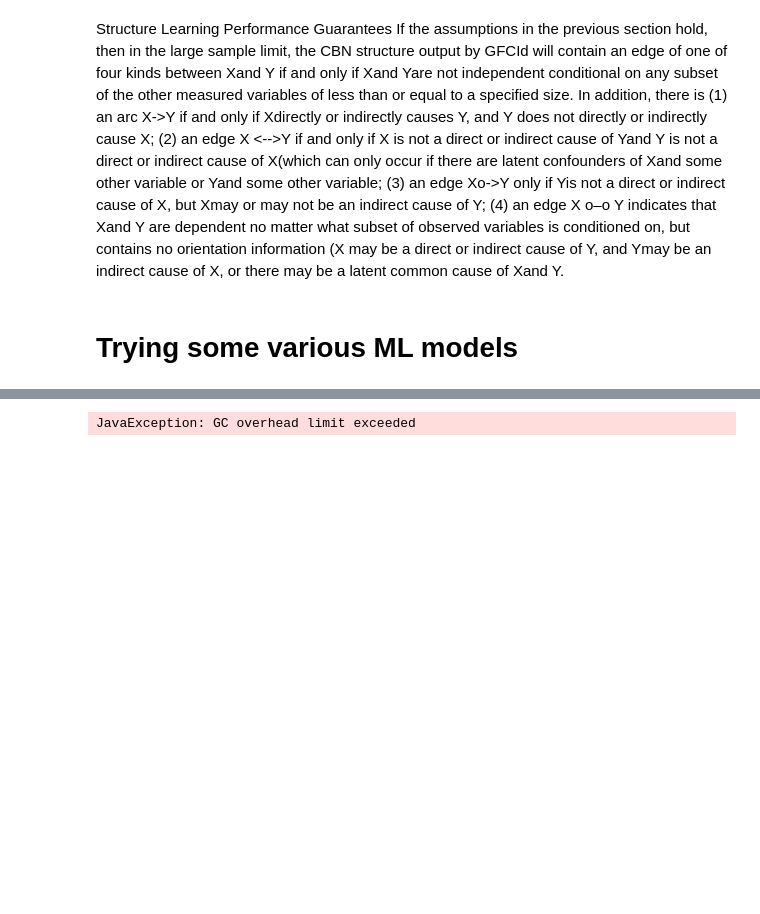
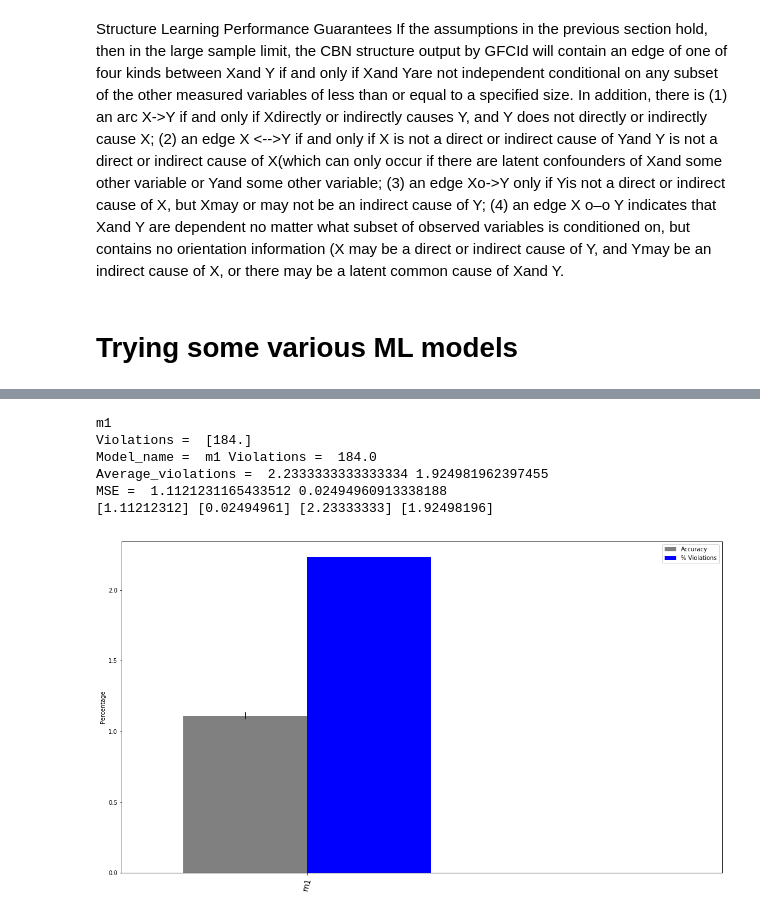
Before and after one commit to aligharari96/causality, a Jupyter notebook: CausalAssurance-DL.ipynb, the cells around one changed output, grey strips where cells are left out. Cells and saved outputs as stored; diff of their text form; code cells hidden in the pictures; blank space fills up the shorter version.

```diff
--- a/CausalAssurance-DL.ipynb
+++ b/CausalAssurance-DL.ipynb
@@ -218,10 +216,7 @@ verbosity = 0
 
 models = [#[8,8,4],
           #[16,16,8],
-          [32,32,16],[32,32,16],[32,32,16],[32,32,16],[32,32,16],[32,32,16],
-    [32,32,16],[32,32,16],[32,32,16],[32,32,16],[32,32,16],[32,32,16],
-    [32,32,16],[32,32,16],[32,32,16],[32,32,16],[32,32,16],[32,32,16],
-    [32,32,16],[32,32,16],[32,32,16],[32,32,16],[32,32,16],[32,32,16],
+          [32,32,16]
           #[64,64,32],
           #[128, 128, 64],
           #[256, 256, 128],
@@ -231,29 +226,11 @@ models = [#[8,8,4],
 
          ]
 model_names = ['m1',
-               'm2',
-               'm3',
-               'm4',
-               'm5',
-               'm6',
-               'm1',
-               'm2',
-               'm3',
-               'm4',
-               'm5',
-               'm6',
-               'm1',
-               'm2',
-               'm3',
-               'm4',
-               'm5',
-               'm6',
-               'm1',
-               'm2',
-               'm3',
-               'm4',
-               'm5',
-               'm6',
+               #'m2',
+               #'m3',
+               #'m4',
+               #'m5',
+               #'m6',
                #'m7',
                #'m8',
                #'m9',
@@ -285,6 +262,8 @@ x_val = df[['a', 'b', 'c', 'd', 'e', 'f']].values
 y_val = df['g'].values
 
 for idx, mod in enumerate(models):
+    print(model_names[idx])
+
     #clear session
     keras.backend.clear_session()
 
@@ -357,34 +336,40 @@ metric_err = []
 viol = []
 viol_err = []
 
 #normalize the violations for prettier graphing.
 #also violations are always positive, so just divide by max.
 
 #TMK
 #violation_mean = violation_mean / np.max(violation_mean)
 
 for i in range(len(violations)):
     print("Model_name = ", model_names[i], "Violations = ", violations[i])
     print("Average_violations = ", np.mean(violation_mean[i]), np.std(violation_mean[i]))
     print("MSE = ", np.mean(mean[i]), np.std(mean[i]))
     #print("mean = ", mean[i])
     metric.append(np.mean(mean[i]))
     metric_err.append(np.std(mean[i]))
     viol.append(np.mean(violation_mean[i]))
 
     viol_err.append(np.std(violation_mean[i]))
 print(np.array(metric),
          np.array(metric_err),
          np.array(viol),
          np.array(viol_err))
 
 bar_plot(model_names,
          np.array(metric),
          np.array(metric_err),
          np.array(viol),
          np.array(viol_err))
 # %% [output]
-JavaException: GC overhead limit exceeded
+m1
+Violations =  [184.]
+Model_name =  m1 Violations =  184.0
+Average_violations =  2.2333333333333334 1.924981962397455
+MSE =  1.1121231165433512 0.02494960913338188
+[1.11212312] [0.02494961] [2.23333333] [1.92498196]
+[figure, added]
 # %%
 def heat_plot(x,y,z, xlab = 'Mean', ylab = 'Variance', clim_low = 0, clim_high = 1):
     fig, ax = plt.subplots()
```
Also changed, not shown: parts of 2 cells of this notebook, 1 other file.
